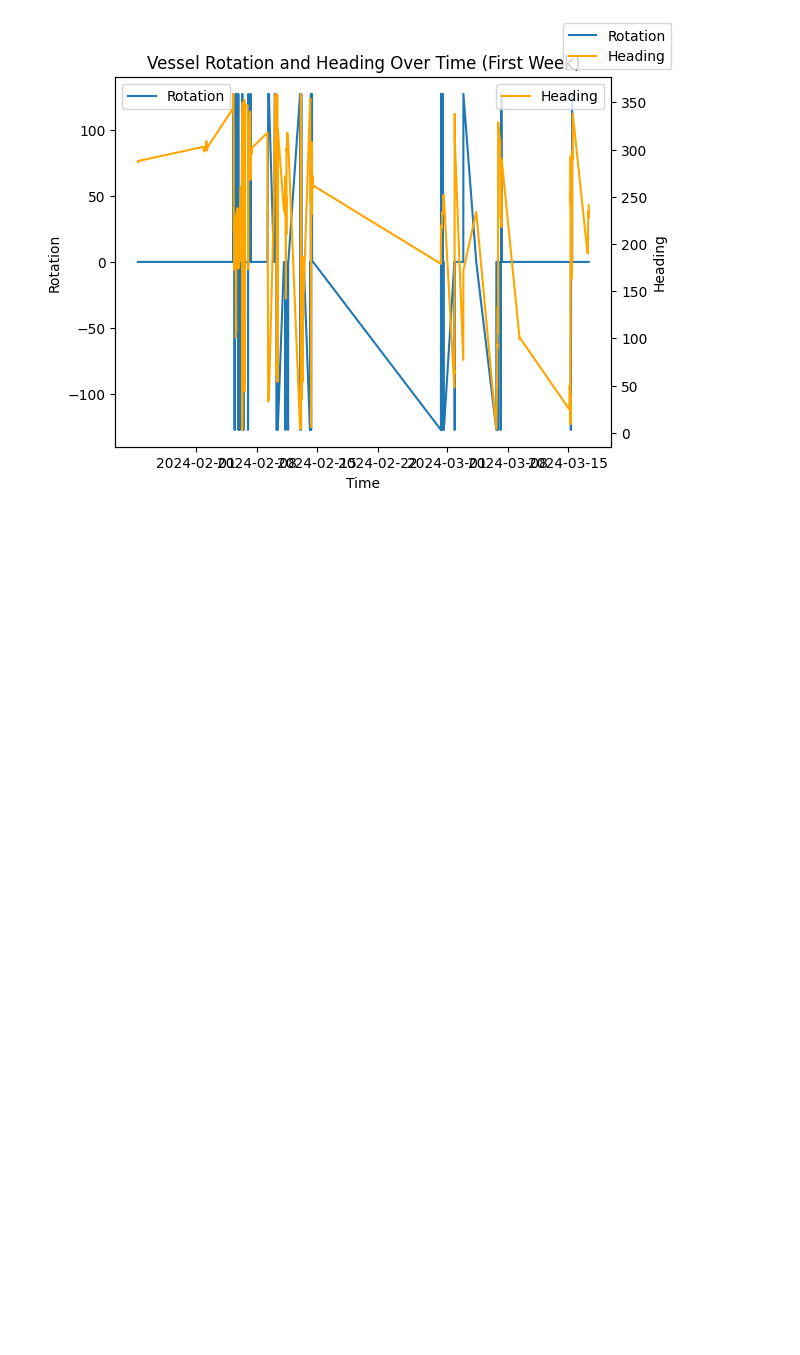
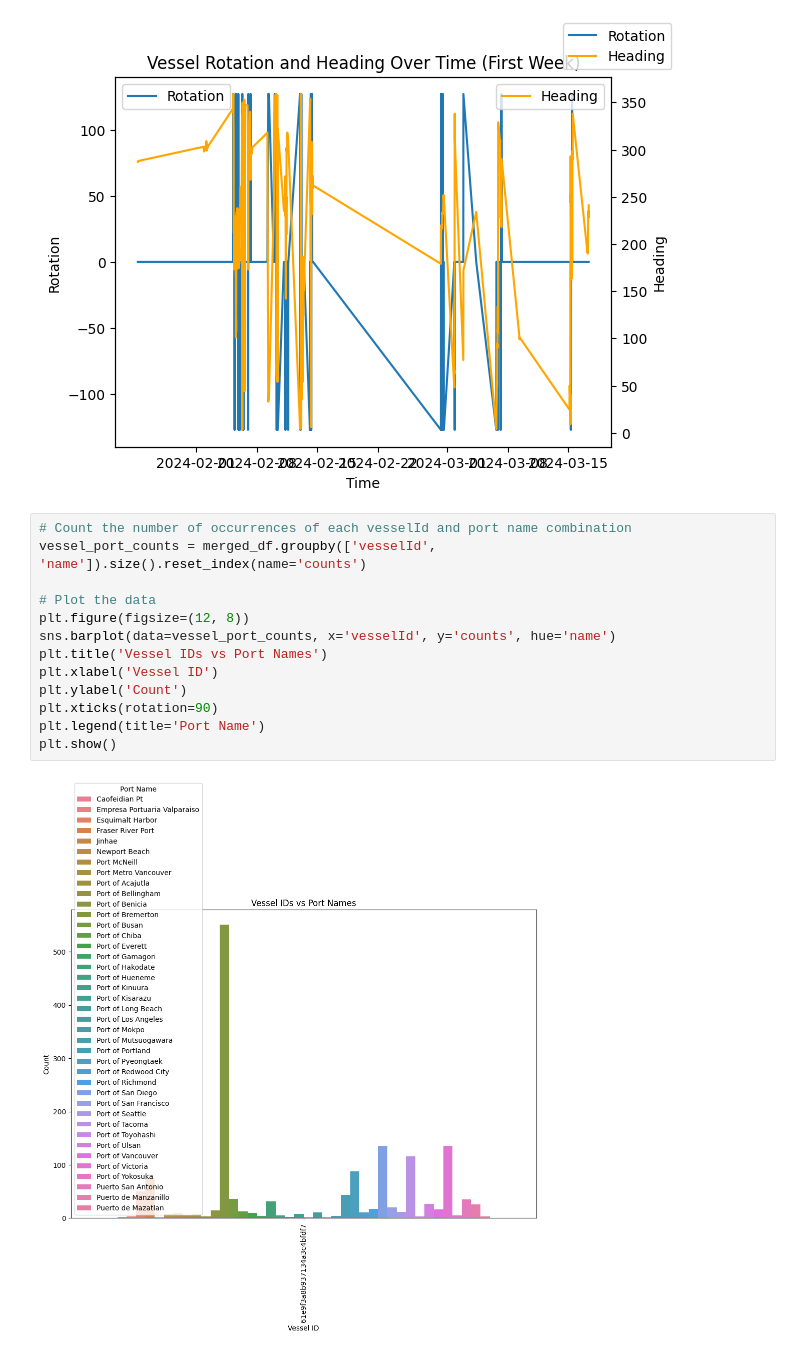
Before and after one commit to alexandersundquist/TDT4173-Modern-Machine-Learning-In-Practice-Project, a Jupyter notebook: exploratory_data_analysis.ipynb, the cells around one changed output. Cells and saved outputs as stored; diff of their text form; blank space fills up the shorter version.

```diff
--- a/exploratory_data_analysis.ipynb
+++ b/exploratory_data_analysis.ipynb
@@ -92,3 +92,18 @@ Try using .loc[row_indexer,col_indexer] = value instead
 See the caveats in the documentation: https://pandas.pydata.org/pandas-docs/stable/user_guide/indexing.html#returning-a-view-versus-a-copy
   ais_train_vessel['time'] = pd.to_datetime(ais_train_vessel['time'])
 [figure]
+# %%
+# Count the number of occurrences of each vesselId and port name combination
+vessel_port_counts = merged_df.groupby(['vesselId', 'name']).size().reset_index(name='counts')
+
+# Plot the data
+plt.figure(figsize=(12, 8))
+sns.barplot(data=vessel_port_counts, x='vesselId', y='counts', hue='name')
+plt.title('Vessel IDs vs Port Names')
+plt.xlabel('Vessel ID')
+plt.ylabel('Count')
+plt.xticks(rotation=90)
+plt.legend(title='Port Name')
+plt.show()
+# %% [output]
+[figure, added]
```
Also changed, not shown: parts of 10 cells of this notebook.
